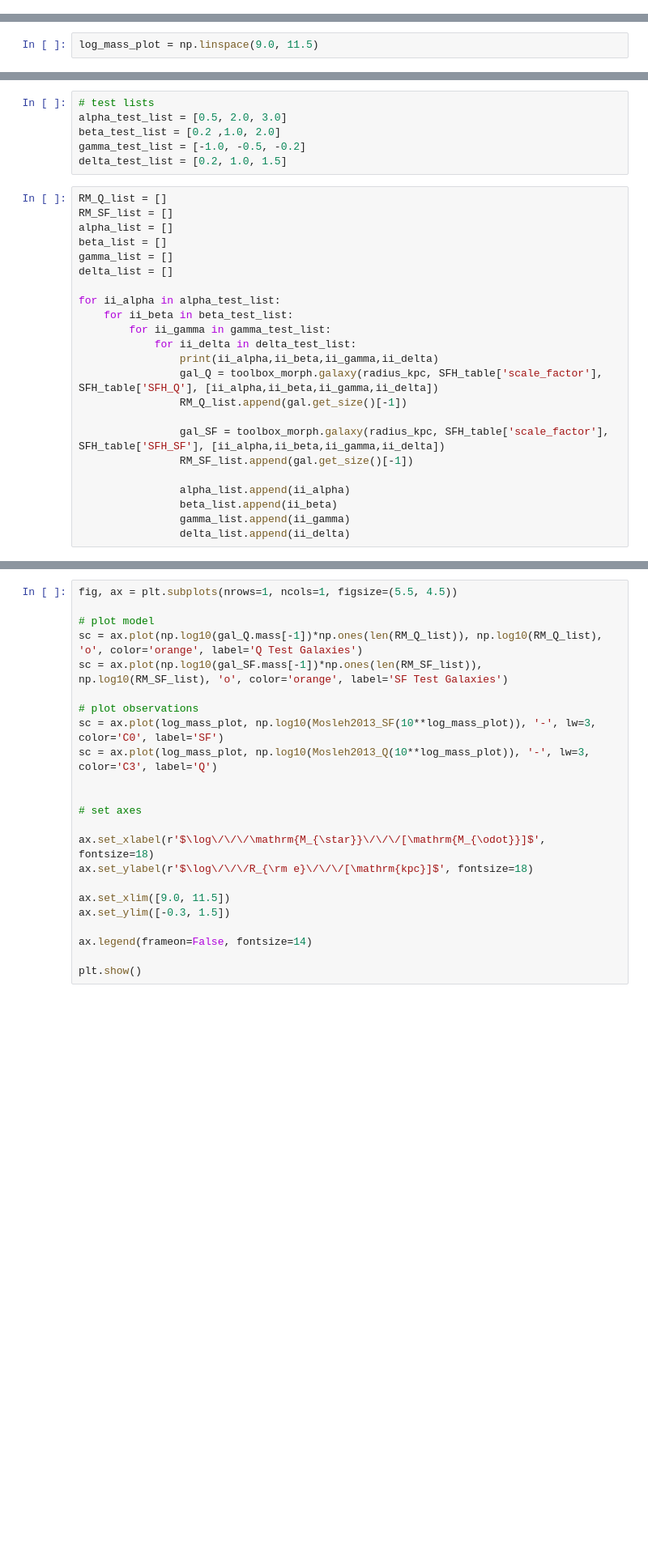
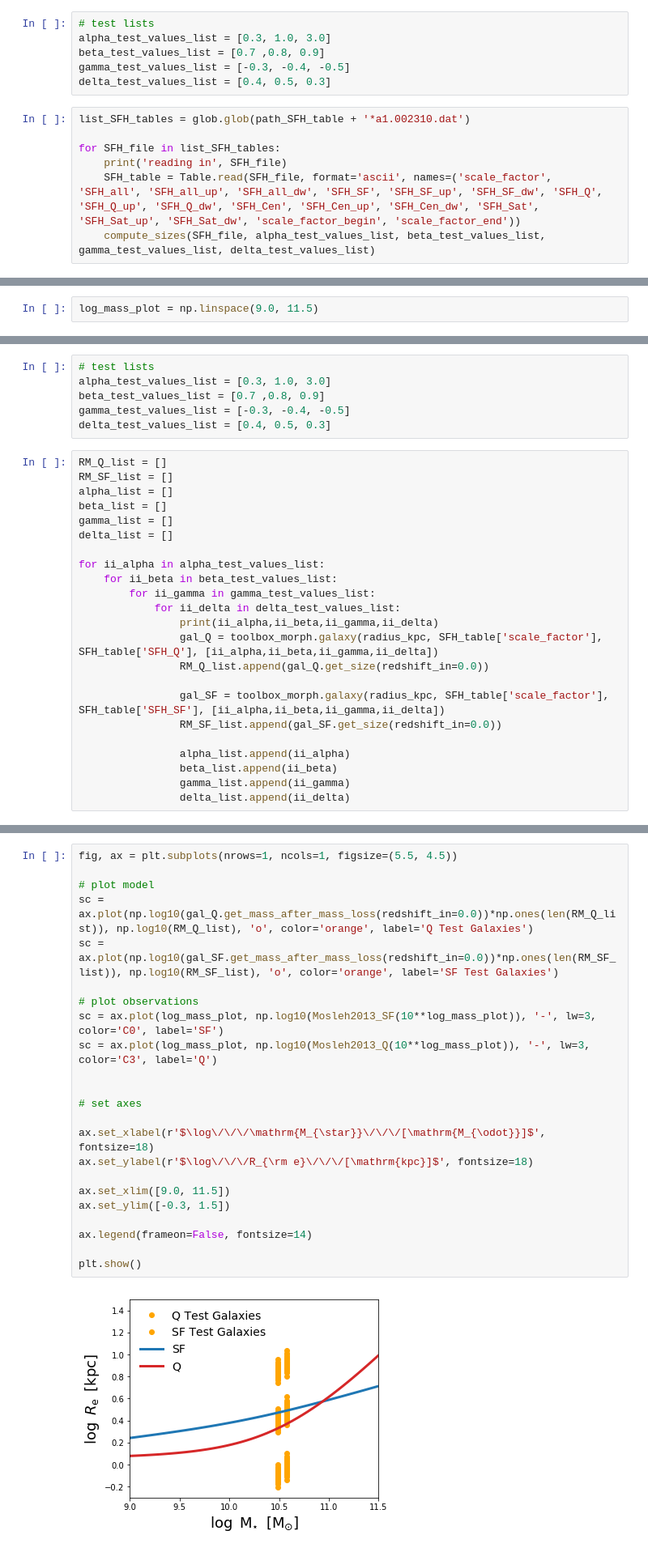
Before and after one commit to stacchella/morph_project, a Jupyter notebook: Anna/first_test.ipynb, the cells around one changed output, grey strips where cells are left out. Shown at 81% size. Saved outputs shown, nothing was run; the diff lists cells and outputs as text; blank space fills up the shorter version.

```diff
--- a/Anna/first_test.ipynb
+++ b/Anna/first_test.ipynb
@@ -53,3 +55,16 @@ SFH_table = Table.read(path_SFH_table + 'sfh_sm10.50_a1.002310.dat', format='asc
+# %%
+# test lists
+alpha_test_values_list = [0.3, 1.0, 3.0]
+beta_test_values_list = [0.7 ,0.8, 0.9]
+gamma_test_values_list = [-0.3, -0.4, -0.5]
+delta_test_values_list = [0.4, 0.5, 0.3]
+# %%
+list_SFH_tables = glob.glob(path_SFH_table + '*a1.002310.dat')
+
+for SFH_file in list_SFH_tables:
+    print('reading in', SFH_file)
+    SFH_table = Table.read(SFH_file, format='ascii', names=('scale_factor', 'SFH_all', 'SFH_all_up', 'SFH_all_dw', 'SFH_SF', 'SFH_SF_up', 'SFH_SF_dw', 'SFH_Q', 'SFH_Q_up', 'SFH_Q_dw', 'SFH_Cen', 'SFH_Cen_up', 'SFH_Cen_dw', 'SFH_Sat', 'SFH_Sat_up', 'SFH_Sat_dw', 'scale_factor_begin', 'scale_factor_end'))
+    compute_sizes(SFH_file, alpha_test_values_list, beta_test_values_list, gamma_test_values_list, delta_test_values_list)
 # %%
 print(SFH_table)
 # %% [output]
@@ -164,10 +180,10 @@ plt.show()
 [figure]
 # %%
 # test lists
-alpha_test_list = [0.5, 2.0, 3.0]
-beta_test_list = [0.2 ,1.0, 2.0]
-gamma_test_list = [-1.0, -0.5, -0.2]
-delta_test_list = [0.2, 1.0, 1.5]
+alpha_test_values_list = [0.3, 1.0, 3.0]
+beta_test_values_list = [0.7 ,0.8, 0.9]
+gamma_test_values_list = [-0.3, -0.4, -0.5]
+delta_test_values_list = [0.4, 0.5, 0.3]
 # %%
 RM_Q_list = []
 RM_SF_list = []
@@ -176,16 +192,16 @@ beta_list = []
 gamma_list = []
 delta_list = []
 
-for ii_alpha in alpha_test_list:
-    for ii_beta in beta_test_list:
-        for ii_gamma in gamma_test_list:
-            for ii_delta in delta_test_list:
+for ii_alpha in alpha_test_values_list:
+    for ii_beta in beta_test_values_list:
+        for ii_gamma in gamma_test_values_list:
+            for ii_delta in delta_test_values_list:
                 print(ii_alpha,ii_beta,ii_gamma,ii_delta)
                 gal_Q = toolbox_morph.galaxy(radius_kpc, SFH_table['scale_factor'], SFH_table['SFH_Q'], [ii_alpha,ii_beta,ii_gamma,ii_delta])
-                RM_Q_list.append(gal.get_size()[-1])
+                RM_Q_list.append(gal_Q.get_size(redshift_in=0.0))
 
                 gal_SF = toolbox_morph.galaxy(radius_kpc, SFH_table['scale_factor'], SFH_table['SFH_SF'], [ii_alpha,ii_beta,ii_gamma,ii_delta])
-                RM_SF_list.append(gal.get_size()[-1])
+                RM_SF_list.append(gal_SF.get_size(redshift_in=0.0))
 
                 alpha_list.append(ii_alpha)
                 beta_list.append(ii_beta)
@@ -194,23 +229,25 @@ for ii_alpha in alpha_test_list:
 # %%
 fig, ax = plt.subplots(nrows=1, ncols=1, figsize=(5.5, 4.5))
 
 # plot model
-sc = ax.plot(np.log10(gal_Q.mass[-1])*np.ones(len(RM_Q_list)), np.log10(RM_Q_list), 'o', color='orange', label='Q Test Galaxies')
-sc = ax.plot(np.log10(gal_SF.mass[-1])*np.ones(len(RM_SF_list)), np.log10(RM_SF_list), 'o', color='orange', label='SF Test Galaxies')
+sc = ax.plot(np.log10(gal_Q.get_mass_after_mass_loss(redshift_in=0.0))*np.ones(len(RM_Q_list)), np.log10(RM_Q_list), 'o', color='orange', label='Q Test Galaxies')
+sc = ax.plot(np.log10(gal_SF.get_mass_after_mass_loss(redshift_in=0.0))*np.ones(len(RM_SF_list)), np.log10(RM_SF_list), 'o', color='orange', label='SF Test Galaxies')
 
 # plot observations
 sc = ax.plot(log_mass_plot, np.log10(Mosleh2013_SF(10**log_mass_plot)), '-', lw=3, color='C0', label='SF')
 sc = ax.plot(log_mass_plot, np.log10(Mosleh2013_Q(10**log_mass_plot)), '-', lw=3, color='C3', label='Q')
 
 
 # set axes
 
 ax.set_xlabel(r'$\log\/\/\/\mathrm{M_{\star}}\/\/\/[\mathrm{M_{\odot}}]$', fontsize=18)
 ax.set_ylabel(r'$\log\/\/\/R_{\rm e}\/\/\/[\mathrm{kpc}]$', fontsize=18)
 
 ax.set_xlim([9.0, 11.5])
 ax.set_ylim([-0.3, 1.5])
 
 ax.legend(frameon=False, fontsize=14)
 
 plt.show()
+# %% [output]
+[figure, added]
```
Also changed, not shown: parts of 11 cells of this notebook, 1 other file.
